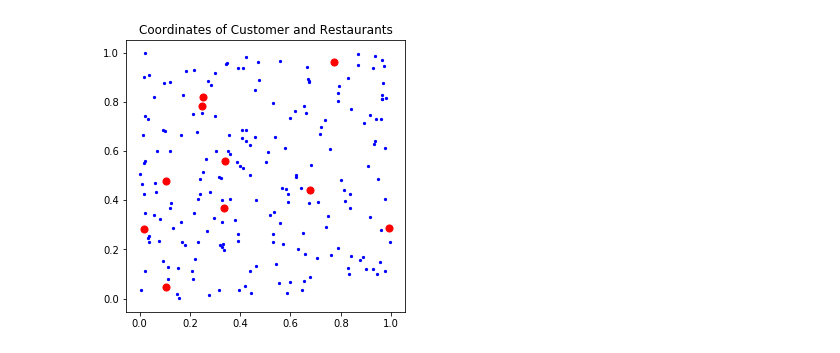
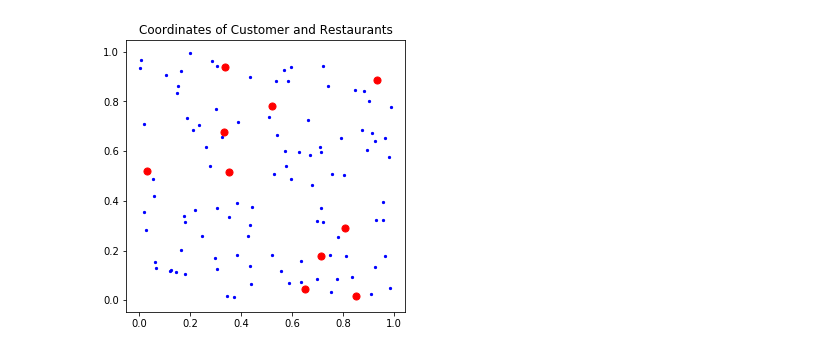
Before and after one commit to AutomaticHourglass/restaurant-toy-problem, a Jupyter notebook: Development.ipynb, the cells around one changed output. Saved outputs shown, nothing was run; the diff lists cells and outputs as text; code cells hidden in the pictures.

```diff
--- a/Development.ipynb
+++ b/Development.ipynb
@@ -1,24 +1,24 @@
 # %%
 import numpy as np
 import matplotlib.pyplot as plt
 
-num_customer = 200
+num_customer = 100
 num_restaurants = 10
 t_initial_period = 100
 t_final = 365
 p_going_restaurant = 0.7
 unhappiness_bomb_diameter = 0.2
 
 # Create coordinates of customer and restaurants
 coord_customer = np.random.rand(num_customer,2)
 coord_restaurants = np.random.rand(num_restaurants,2)
 plt.figure(figsize=(5,5))
 plt.scatter(coord_customer[:,0],coord_customer[:,1],s=5,c='b')
 plt.scatter(coord_restaurants[:,0],coord_restaurants[:,1],s=50,c='r')
 plt.title("Coordinates of Customer and Restaurants")
 plt.show()
 # %% [output]
-[figure, old version]
+[figure, new version]
 # %%
 # Distance and probability calcualtion for each customer
 import scipy as sp
```
Also changed, not shown: parts of 6 cells of this notebook.
